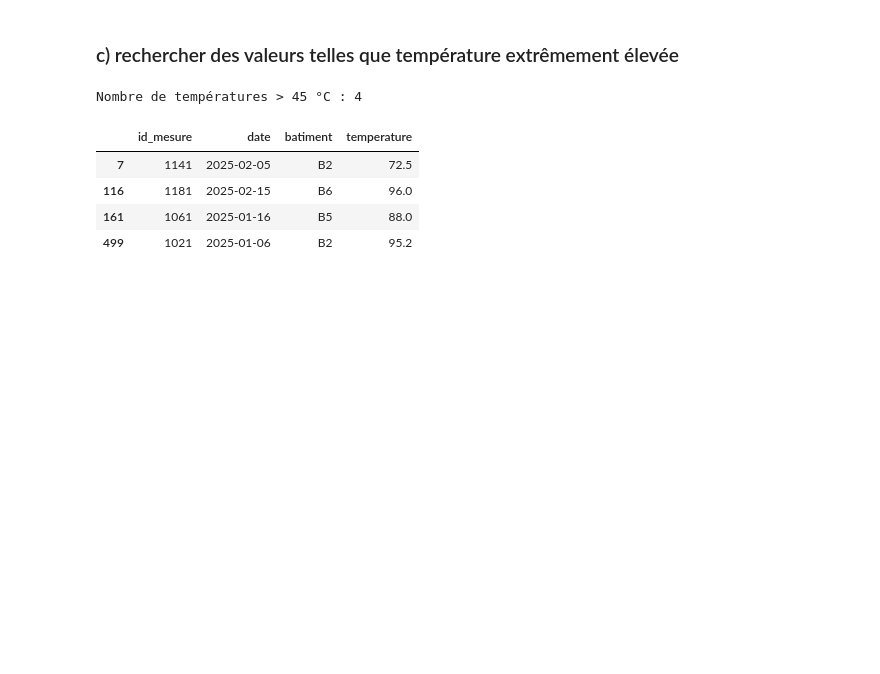
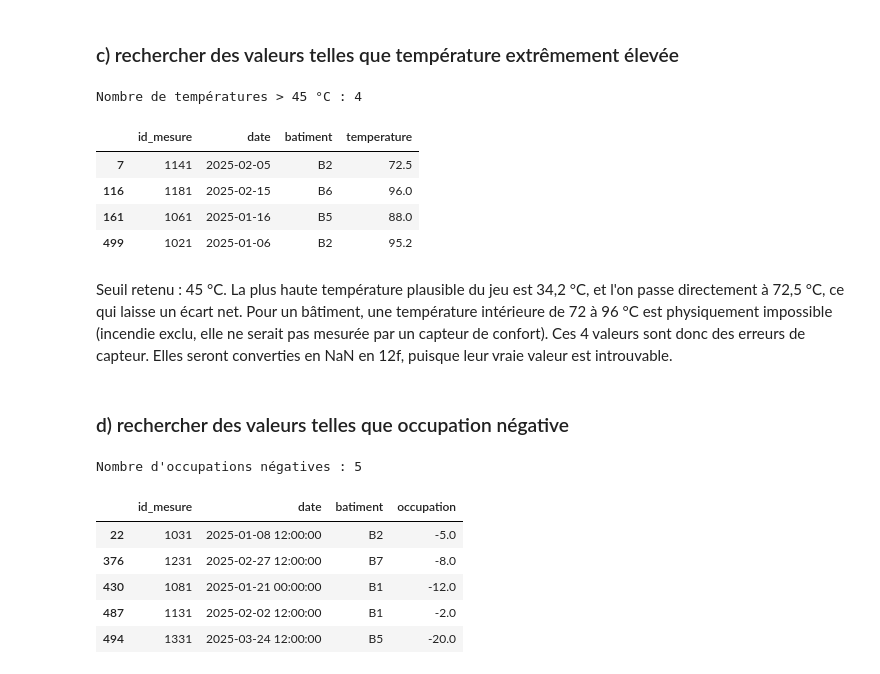
Before and after one commit to sinendoye/atelier_prepa_donnees_tab, a Jupyter notebook: notebooks/atelier_prepa_donnees_tab.ipynb, the cells around one changed output. Cells and saved outputs as stored; diff of their text form; code cells hidden in the pictures; blank space fills up the shorter version.

Commit message:
Recherche des valeurs telles que occupation négative

```diff
--- a/notebooks/atelier_prepa_donnees_tab.ipynb
+++ b/notebooks/atelier_prepa_donnees_tab.ipynb
@@ -185,3 +185,20 @@ Nombre de températures > 45 °C : 4
 | 116 | 1181 | 2025-02-15 | B6 | 96.0 |
 | 161 | 1061 | 2025-01-16 | B5 | 88.0 |
 | 499 | 1021 | 2025-01-06 | B2 | 95.2 |
+# %% [markdown]
+Seuil retenu : 45 °C. La plus haute température plausible du jeu est 34,2 °C, et l'on passe directement à 72,5 °C, ce qui laisse un écart net. Pour un bâtiment, une température intérieure de 72 à 96 °C est physiquement impossible (incendie exclu, elle ne serait pas mesurée par un capteur de confort). Ces 4 valeurs sont donc des erreurs de capteur. Elles seront converties en NaN en 12f, puisque leur vraie valeur est introuvable.
+# %% [markdown]
+### d) rechercher des valeurs telles que occupation négative
+# %%
+occ_negative = df[df["occupation"] < 0]
+
+print("Nombre d'occupations négatives :", len(occ_negative))
+occ_negative[["id_mesure", "date", "batiment", "occupation"]]
+# %% [output]
+Nombre d'occupations négatives : 5
+|  | id_mesure | date | batiment | occupation |
+| 22 | 1031 | 2025-01-08 12:00:00 | B2 | -5.0 |
+| 376 | 1231 | 2025-02-27 12:00:00 | B7 | -8.0 |
+| 430 | 1081 | 2025-01-21 00:00:00 | B1 | -12.0 |
+| 487 | 1131 | 2025-02-02 12:00:00 | B1 | -2.0 |
+| 494 | 1331 | 2025-03-24 12:00:00 | B5 | -20.0 |
```
